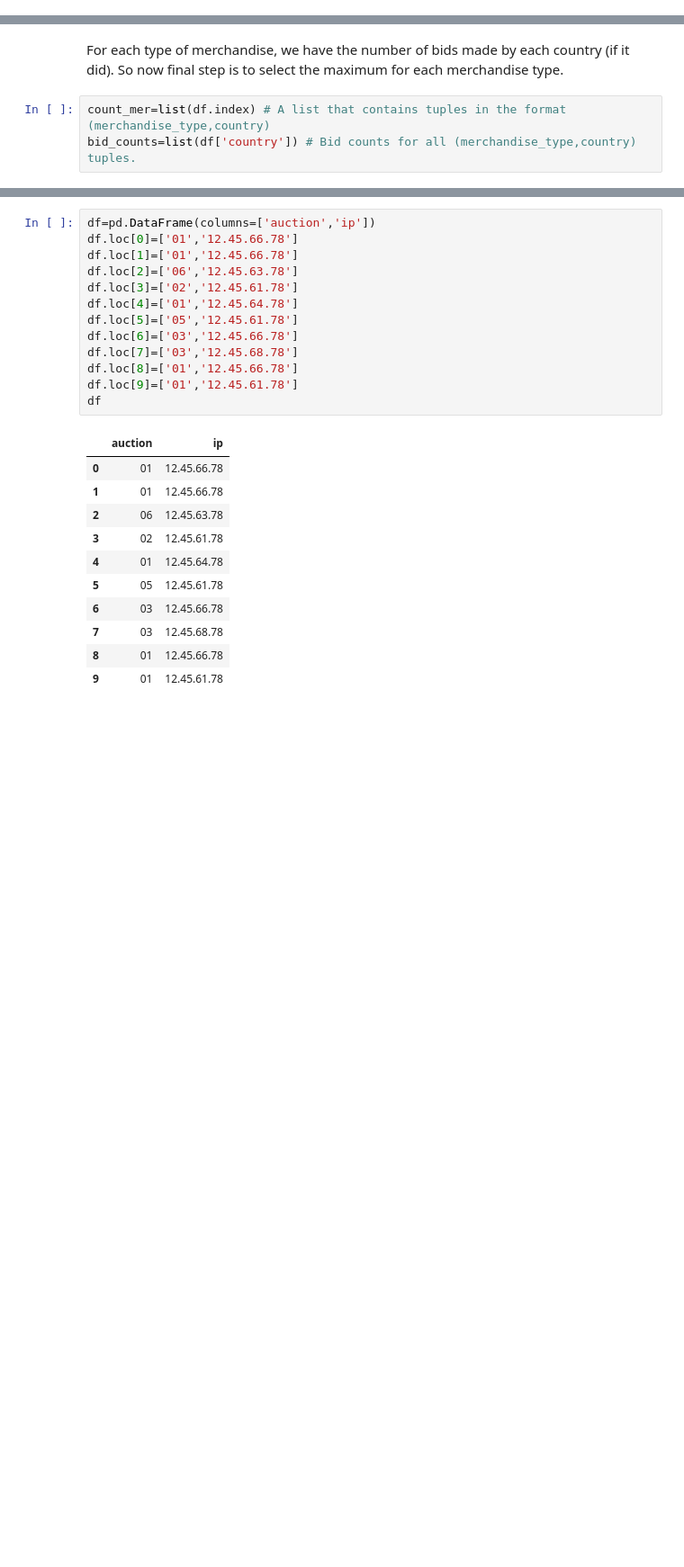
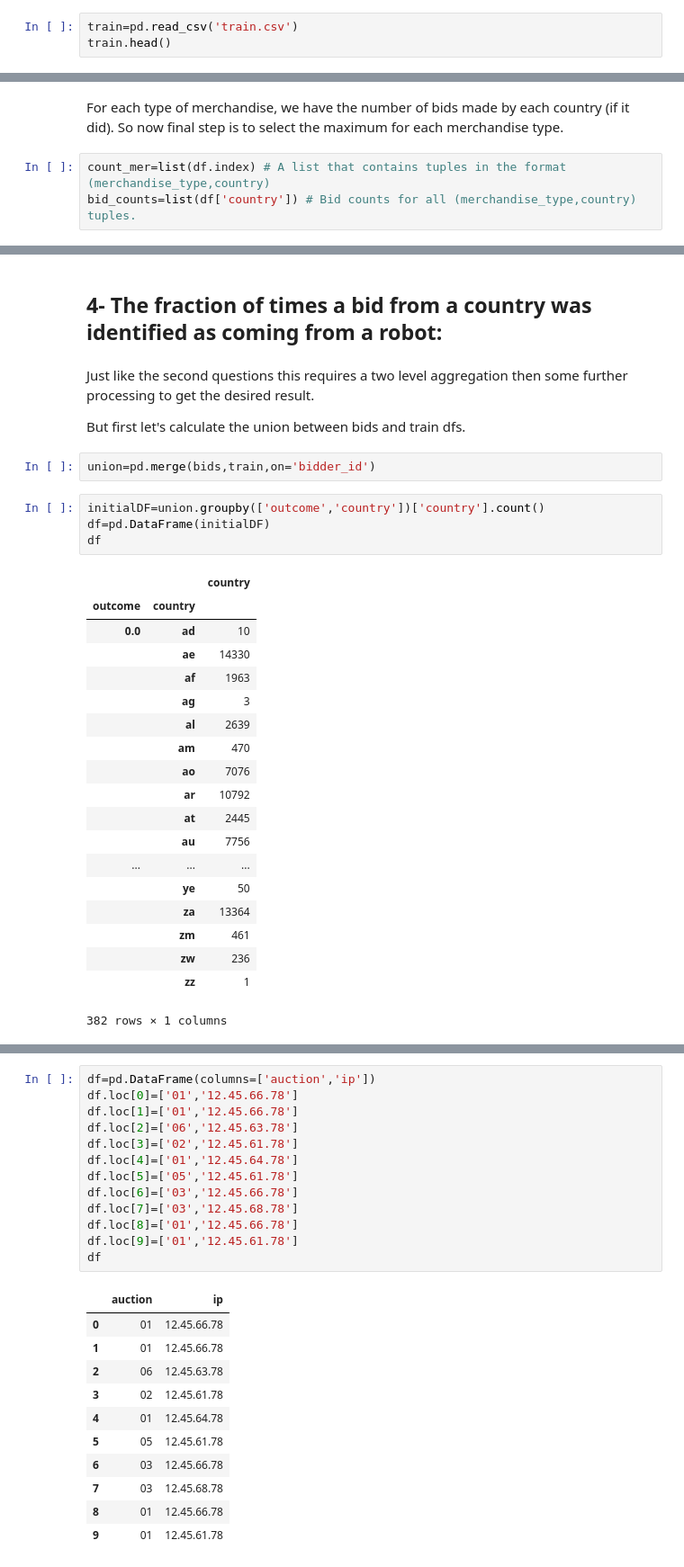
Before and after one commit to YoussefEssDS/Data-analysis, a Jupyter notebook: Online auction bids analysis.ipynb, the cells around one changed output, grey strips where cells are left out. Shown: that part at 90% size. Drawn from its saved outputs; the diff is of its cells as text; blank space fills up the shorter version.

```diff
--- a/Online auction bids analysis.ipynb
+++ b/Online auction bids analysis.ipynb
@@ -10,3 +10,6 @@ bids.head()
 | 2 | 2 | aa5f360084278b35d746fa6af3a7a1a5r... | wa00e | home goods | phone2 | 9759243157894736 | py | 112.54.208.157 | vasstdc27m7nks3 |
 | 3 | 3 | 3939ac3ef7d472a59a9c5f893dd3e39fh... | jefix | jewelry | phone4 | 9759243157894736 | in | 18.99.175.133 | vasstdc27m7nks3 |
 | 4 | 4 | 8393c48eaf4b8fa96886edc7cf27b372d... | jefix | jewelry | phone5 | 9759243157894736 | in | 145.138.5.37 | vasstdc27m7nks3 |
+# %%
+train=pd.read_csv('train.csv')
+train.head()
@@ -90,0 +165,32 @@ max_bid_per_merch
+# %% [markdown]
+## 4- The fraction of times a bid from a country was identified as coming from a robot:
+# %% [markdown]
+Just like the second questions this requires a two level aggregation then some further processing to get the desired result.
+
+But first let's calculate the union between bids and train dfs.
+# %%
+union=pd.merge(bids,train,on='bidder_id')
+# %%
+initialDF=union.groupby(['outcome','country'])['country'].count()
+df=pd.DataFrame(initialDF)
+df
+# %% [output]
+|  |  | country |
+| outcome | country |  |
+| 0.0 | ad | 10 |
+|  | ae | 14330 |
+|  | af | 1963 |
+|  | ag | 3 |
+|  | al | 2639 |
+|  | am | 470 |
+|  | ao | 7076 |
+|  | ar | 10792 |
+|  | at | 2445 |
+|  | au | 7756 |
+| ... | ... | ... |
+|  | ye | 50 |
+|  | za | 13364 |
+|  | zm | 461 |
+|  | zw | 236 |
+|  | zz | 1 |
+382 rows × 1 columns
```
Also changed, not shown: parts of 19 cells of this notebook, 4 other files.
